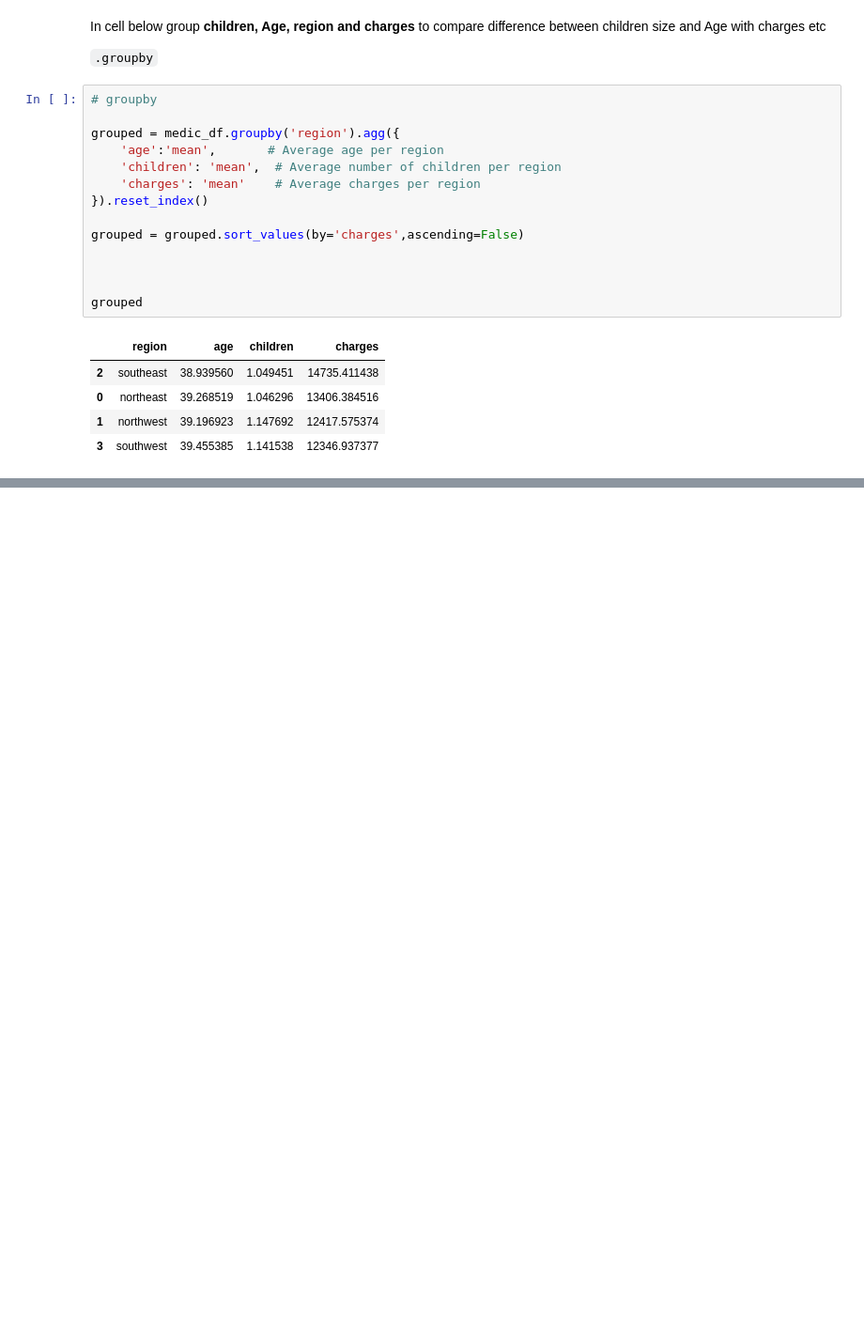
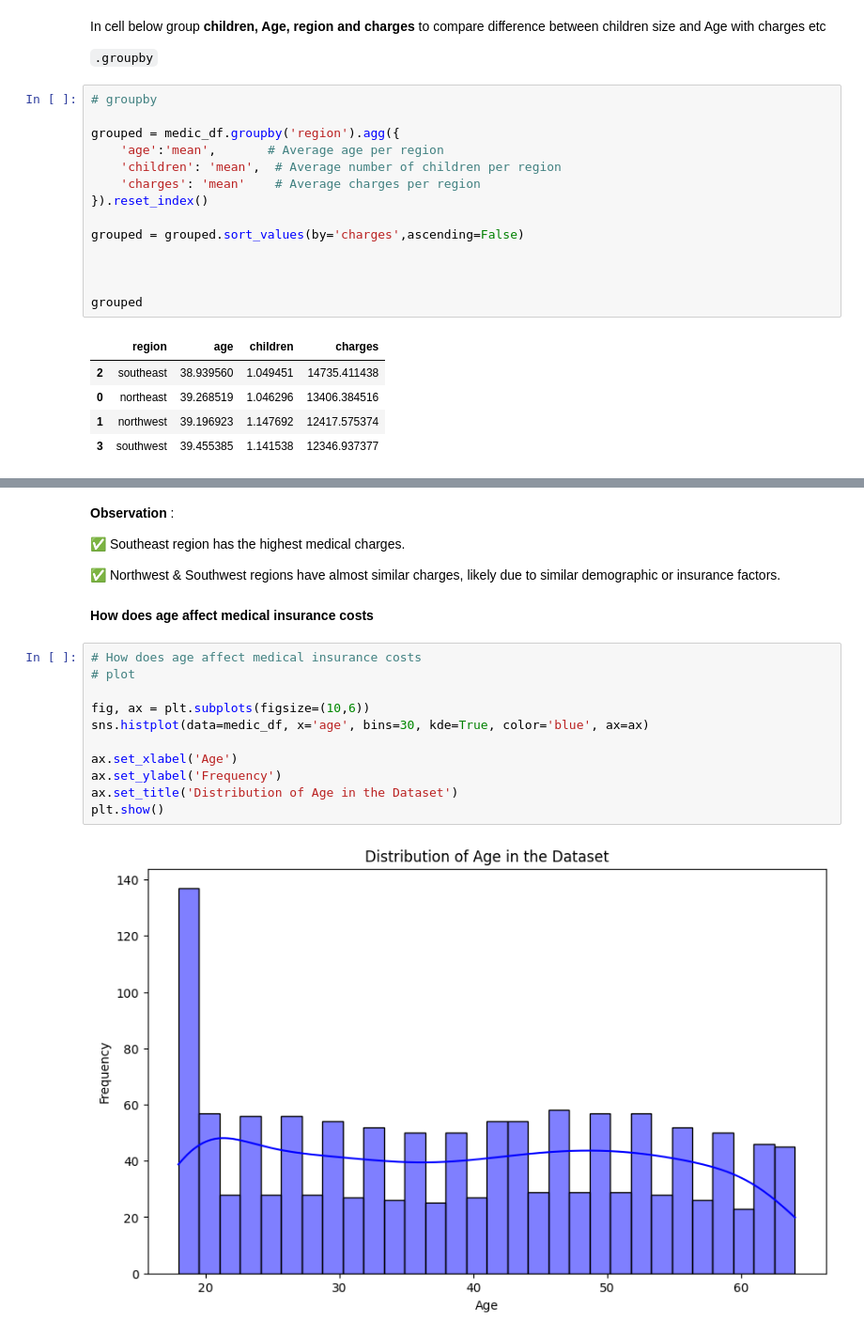
Before and after one commit to RonnyMuthomi/Medical-insurance-model, a Jupyter notebook: index.ipynb, the cells around one changed output, grey strips where cells are left out. Shown at 94% size. Cells and saved outputs as stored; diff of their text form; blank space fills up the shorter version.

```diff
--- a/index.ipynb
+++ b/index.ipynb
@@ -418,0 +425,21 @@ Passing `palette` without assigning `hue` is deprecated and will be removed in v
+# %% [markdown]
+**Observation** :
+
+✅ Southeast region has the highest medical charges.
+
+✅ Northwest & Southwest regions have almost similar charges, likely due to similar demographic or insurance factors.
+# %% [markdown]
+**How does age affect medical insurance costs**
+# %%
+# How does age affect medical insurance costs
+# plot
+
+fig, ax = plt.subplots(figsize=(10,6))
+sns.histplot(data=medic_df, x='age', bins=30, kde=True, color='blue', ax=ax)
+
+ax.set_xlabel('Age')
+ax.set_ylabel('Frequency')
+ax.set_title('Distribution of Age in the Dataset')
+plt.show()
+# %% [output]
+[figure, added]
```
Also changed, not shown: parts of 37 cells of this notebook.
